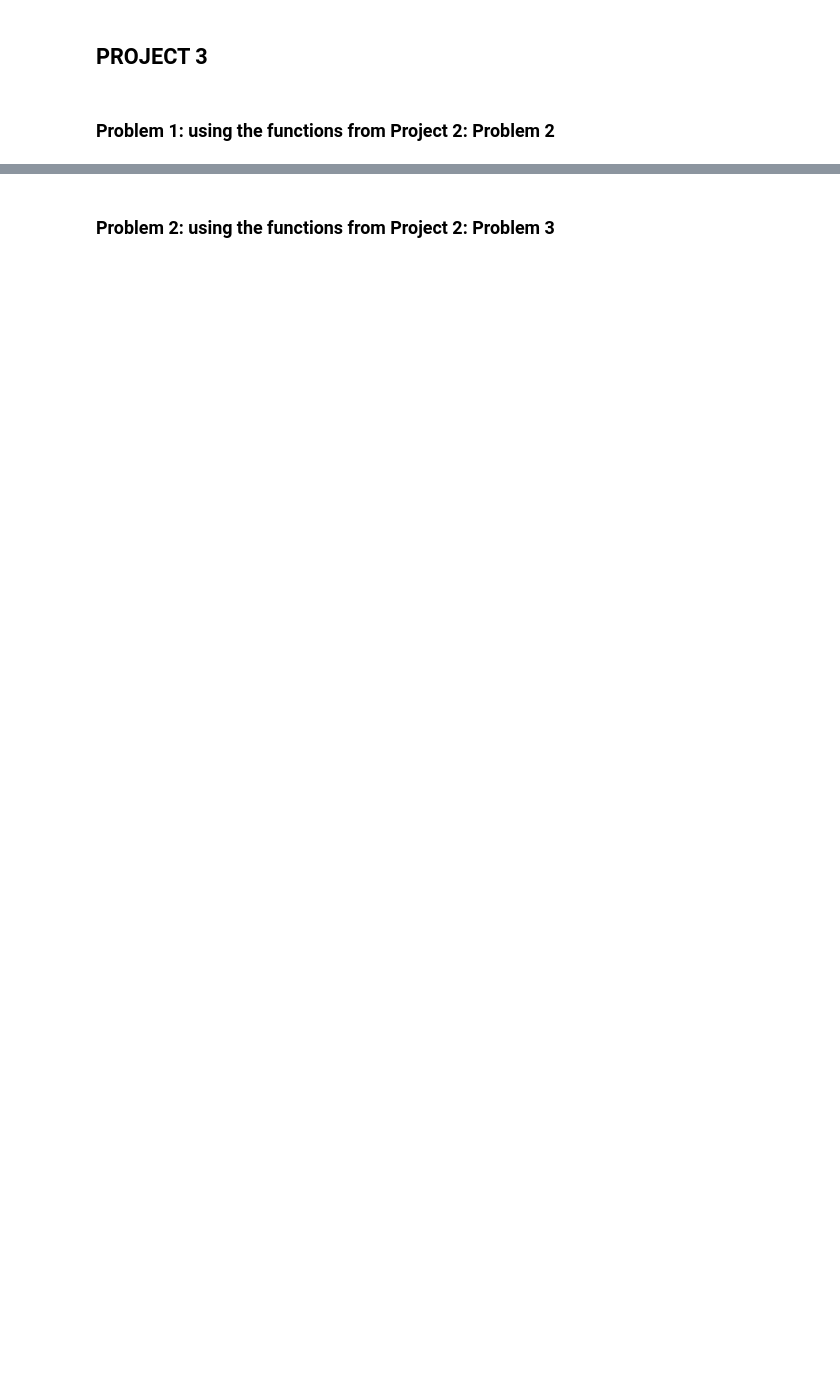
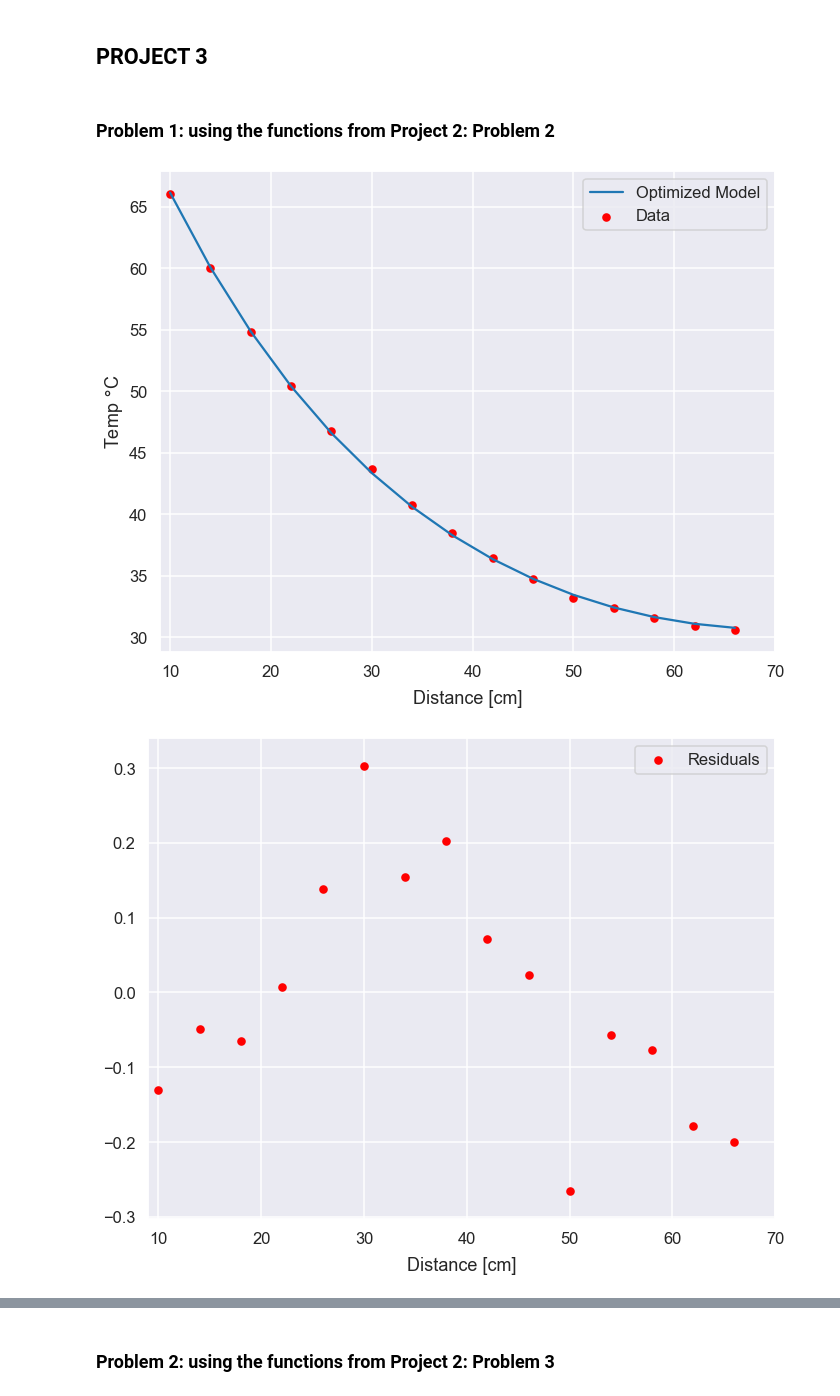
Before and after one commit to adamcwatts/MA540_UQ, a Jupyter notebook: Project3/Project3_Workup.ipynb, the cells around one changed output, grey strips where cells are left out. Cells and saved outputs as stored; diff of their text form; code cells hidden in the pictures; blank space fills up the shorter version.

```diff
--- a/Project3/Project3_Workup.ipynb
+++ b/Project3/Project3_Workup.ipynb
@@ -29 +52,42 @@ def steady_heat(x,T_ambient, a,b,L, Phi, h, k):
+# %%
+# Phi, h, k = -18.4, 0.00191, 2.37  # OLD FROM AL MODEL
+step = 1e-4
+T_amb = 21.29
+a = 0.96
+b = a
+L = 70
+
+x_domain = np.arange(10, 70, 4)
+
+# FROM TABLE 3.3 of the TEXTBOOK!!!
+Y = [66.04, 60.04, 54.81, 50.42, 46.74, 43.66, 40.76, 38.49,
+    36.42, 34.77, 33.18, 32.36, 31.56, 30.91, 30.56]
+
+Y_AL = [96.14, 80.12, 67.66, 57.96, 50.90, 44.84, 39.75, 39.16,
+       33.31, 31.15, 29.28, 27.88, 27.18, 26.40, 25.86]
+
+best_vals, covar = scipy.optimize.curve_fit(optimize_me, x_domain, Y, p0=[20, 0.002, 3])
+
+f_q = optimize_me(x_domain ,*best_vals)
+R = Y - f_q
+Phi, h, k =  best_vals
+
+fig, axe = plt.subplots(ncols=1, nrows=1, figsize=(10,8))
+plt.scatter(x_domain, Y,  s=50, c='r',label='Data')
+plt.plot(x_domain, f_q, label="Optimized Model")
+axe.set_xlabel('Distance [cm]', labelpad=10);
+axe.set_ylabel('Temp $\degree$C');
+plt.xlim(9, 70)
+plt.legend()
+plt.tight_layout()
+
+fig, axe = plt.subplots(ncols=1, nrows=1, figsize=(10,8))
+plt.scatter(x_domain, R, s=50, c='r', label="Residuals")
+axe.set_xlabel('Distance [cm]', labelpad=10);
+plt.xlim(9, 70)
+plt.legend()
+plt.tight_layout()
+# %% [output]
+[figure, added]
+[figure, added]
 # %%
```
Also changed, not shown: parts of 10 cells of this notebook.
